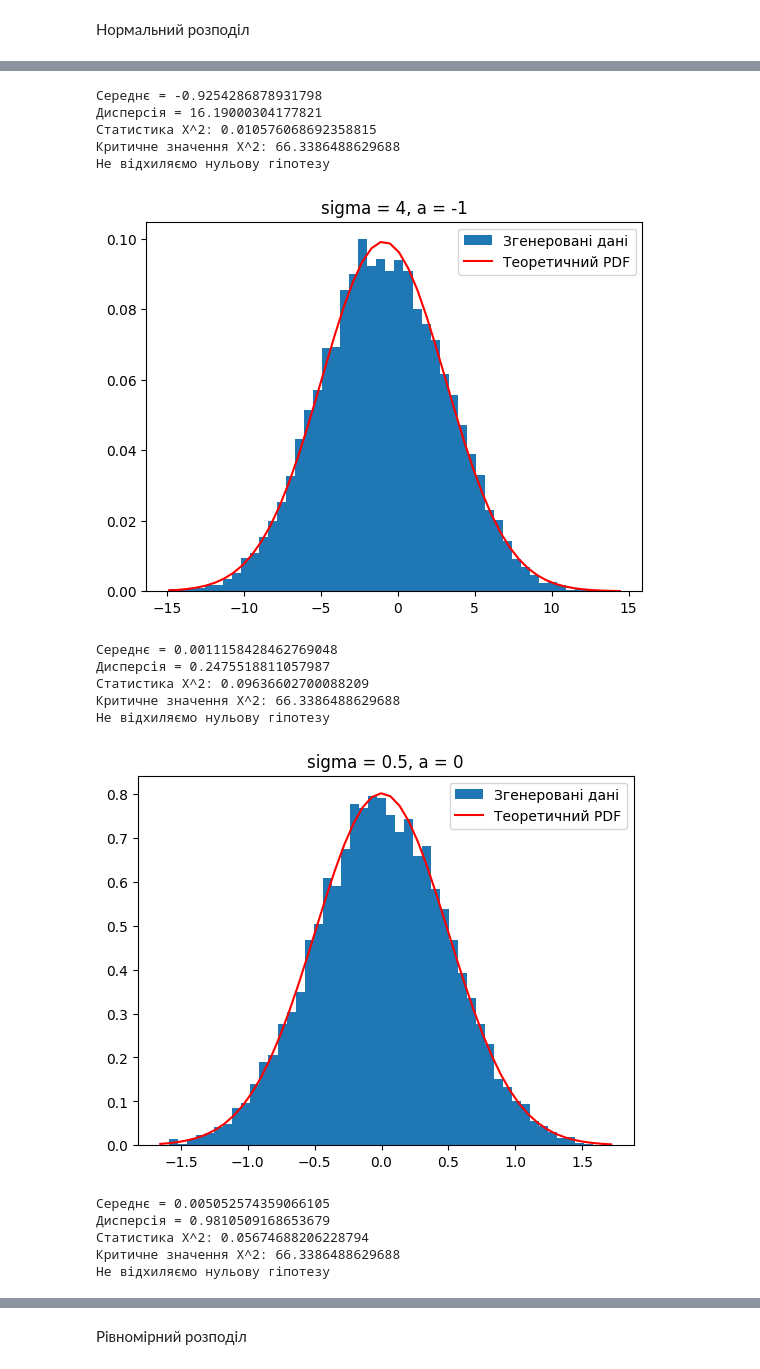
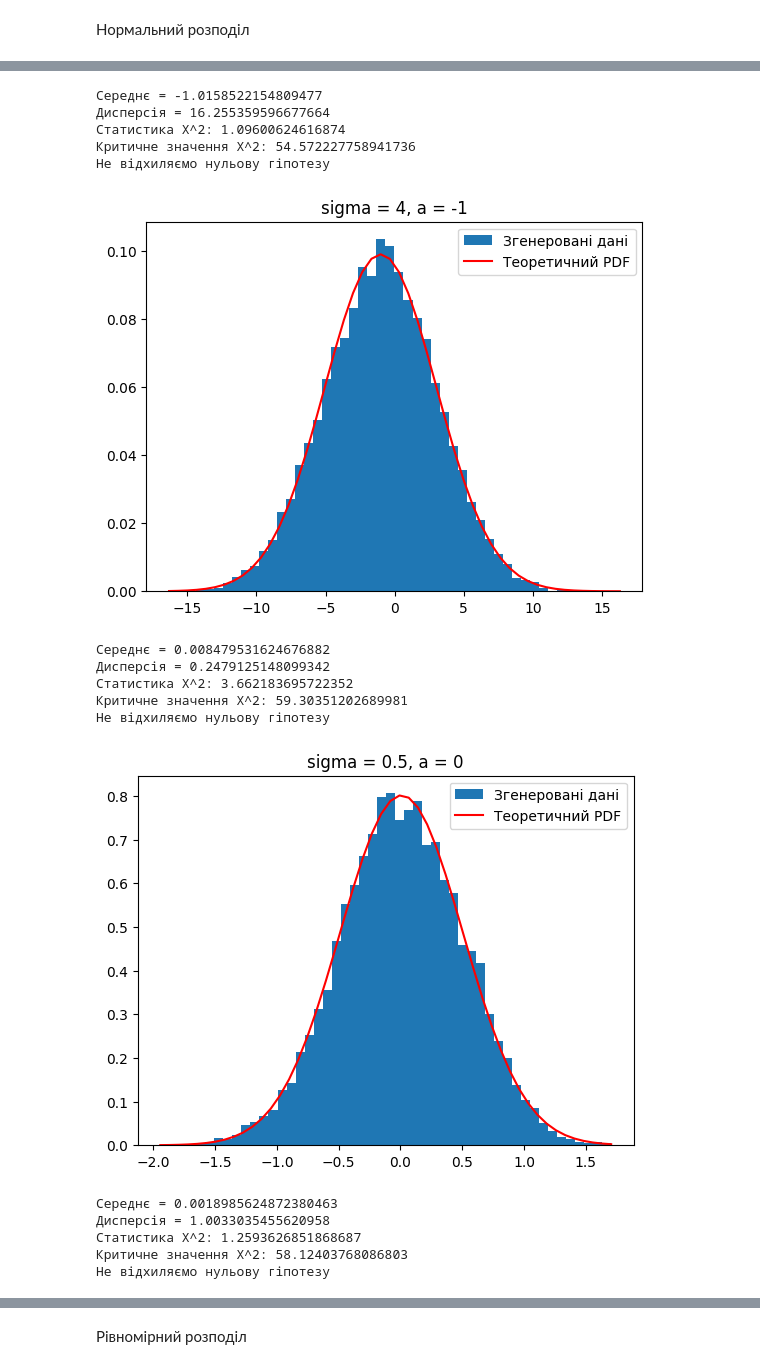
Before and after one commit to yasha424/System-Modelling, a Jupyter notebook: main.ipynb, the cells around one changed output, grey strips where cells are left out. Drawn from its saved outputs; the diff is of its cells as text; code cells hidden in the pictures.

```diff
--- a/main.ipynb
+++ b/main.ipynb
@@ -8,10 +7,18 @@ lambda_vals = [0.1, 0.5, 1, 1.5, 2]
 bins_num = 50
 alpha = 0.05
+# %%
+def merge_bins(x, bins, min_entries=5):
+    merged_bins = bins
+    small_bins = np.where(np.histogram(x, bins=merged_bins)[0] < min_entries)[0]
+    if len(small_bins) == 0:
+        return merged_bins
+    merged_bins = np.delete(merged_bins, small_bins[len(small_bins) - 1])
+    return merge_bins(x, merged_bins)
 # %%
-def get_chi_squared_stat(observed_data, expected_frequencies):
-    observed_frequencies = np.histogram(observed_data, bins=bins_num, density=True)[0]
+def get_chi_squared_stat(observed_data, expected_frequencies, bins):
+    observed_frequencies = np.histogram(observed_data, bins=bins, density=True)[0]
     chi_squared_stat = np.sum((observed_frequencies - expected_frequencies) ** 2 / expected_frequencies)
-    critical_val = chi2.ppf(1-alpha, bins_num-1)
+    critical_val = chi2.ppf(1-alpha, len(bins)-1)
     return chi_squared_stat, critical_val
 # %% [markdown]
 Експоненційний розподіл
@@ -20,13 +29,14 @@ def get_random_exp_nums(lam):
     rand_nums = np.random.rand(entries_num)
     return (-1 / lam) * np.log(rand_nums)
 # %%
-def get_x_theor(x_max, lam):
-    x_theor_range = np.linspace(0, x_max, bins_num)
+def get_x_theor(x_max, lam, bins=bins_num):
+    x_theor_range = np.linspace(0, x_max, bins)
     theor_pdf = np.e ** (-lam * x_theor_range) * lam
     return x_theor_range, theor_pdf
 # %%
 for lam in lambda_vals:
     x = get_random_exp_nums(lam)
+    hist, bins = np.histogram(x, bins=bins_num)
     plt.hist(x, bins=bins_num, density=True, label="Згенеровані дані")
 
     x_max = np.max(x)
@@ -36,7 +46,10 @@ for lam in lambda_vals:
     mean = np.mean(x)
     variance = np.var(x)
 
-    chi_squared_stat, critical_val = get_chi_squared_stat(x, theor_pdf)
+    merged_bins = merge_bins(x, bins)
+    updated_theor_pdf = get_x_theor(x_max, lam, bins=len(merged_bins)-1)[1]
+
+    chi_squared_stat, critical_val = get_chi_squared_stat(x, updated_theor_pdf, merged_bins)
 
     print(f"Середнє = {mean}")
     print(f"Дисперсія = {variance}")
@@ -98,16 +111,22 @@ def mu():
 for a in a_vals:
     for sigma in sigma_vals:
         x = sigma * np.array([mu() for _ in range(entries_num)]) + a
+        hist, bins = np.histogram(x, bins=bins_num)
         plt.hist(x, bins=bins_num, density=True, label=f"Згенеровані дані")
 
         mean = np.mean(x)
         variance = np.var(x)
 
-        x_range = np.linspace(min(x), max(x), 50)
+        x_range = np.linspace(min(x), max(x), bins_num)
         theor_pdf = norm.pdf(x_range, loc=mean, scale=np.sqrt(variance))
         plt.plot(x_range, theor_pdf, 'r-', label="Теоретичний PDF")
 
-        chi_squared_stat, critical_val = get_chi_squared_stat(x, theor_pdf)
+        merged_bins = merge_bins(x, bins)
+
+        updated_x_range = np.linspace(min(x), max(x), len(merged_bins)-1)
+        updated_theor_pdf = norm.pdf(updated_x_range, loc=mean, scale=np.sqrt(variance))
+
+        chi_squared_stat, critical_val = get_chi_squared_stat(x, updated_theor_pdf, merged_bins)
 
         print(f"Середнє = {mean}")
         print(f"Дисперсія = {variance}")
@@ -138,17 +157,17 @@ for a in a_vals:
-Середнє = -0.9254286878931798
-Дисперсія = 16.19000304177821
-Статистика Х^2: 0.010576068692358815
-Критичне значення Х^2: 66.3386488629688
+Середнє = -1.0158522154809477
+Дисперсія = 16.255359596677664
+Статистика Х^2: 1.09600624616874
+Критичне значення Х^2: 54.572227758941736
 Не відхиляємо нульову гіпотезу
-[figure, old version]
+[figure, new version]
-Середнє = 0.0011158428462769048
-Дисперсія = 0.2475518811057987
-Статистика Х^2: 0.09636602700088209
-Критичне значення Х^2: 66.3386488629688
+Середнє = 0.008479531624676882
+Дисперсія = 0.2479125148099342
+Статистика Х^2: 3.662183695722352
+Критичне значення Х^2: 59.30351202689981
 Не відхиляємо нульову гіпотезу
-[figure, old version]
+[figure, new version]
-Середнє = 0.005052574359066105
-Дисперсія = 0.9810509168653679
-Статистика Х^2: 0.05674688206228794
-Критичне значення Х^2: 66.3386488629688
+Середнє = 0.0018985624872380463
+Дисперсія = 1.0033035455620958
+Статистика Х^2: 1.2593626851868687
+Критичне значення Х^2: 58.12403768086803
 Не відхиляємо нульову гіпотезу
```
Also changed, not shown: parts of 5 cells of this notebook.
